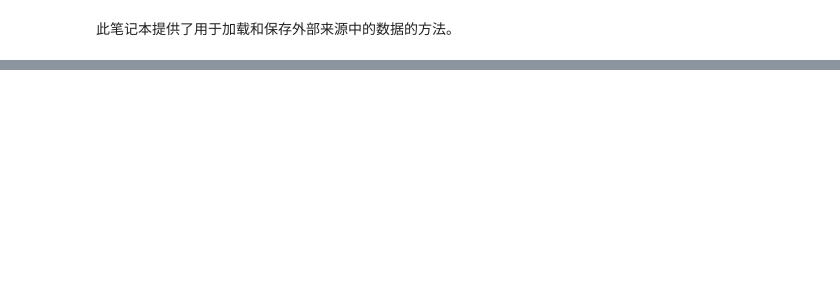
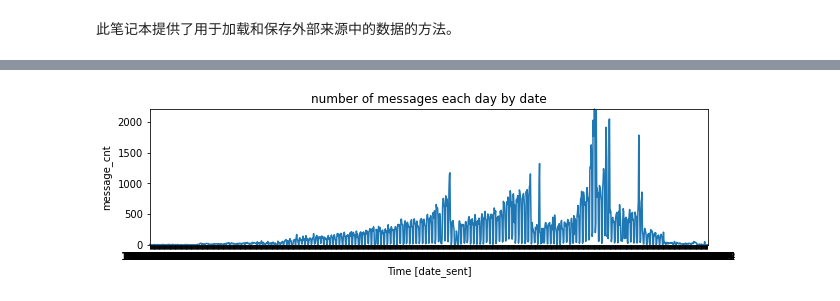
Before and after one commit to QSJOE/ISYS2001-business-report-from-Joe, a Jupyter notebook: “外部数据：本地文件、Google_云端硬盘、Google_表格和_Cloud_Storage”的副本.ipynb, the cells around one changed output, grey strips where cells are left out. Cells and saved outputs as stored; diff of their text form; code cells hidden in the pictures; blank space fills up the shorter version.

```diff
--- a/“外部数据：本地文件、Google_云端硬盘、Google_表格和_Cloud_Storage”的副本.ipynb
+++ b/“外部数据：本地文件、Google_云端硬盘、Google_表格和_Cloud_Storage”的副本.ipynb
@@ -67,0 +24,7 @@ worksheet.update_cells(cell_list)
+# %%
+import sqlite3
+mydb=sqlite3.connect("/content/drive/MyDrive/enron_sqlite3.db")
+cursor=mydb.cursor()
+cursor.execute("SELECT name FROM sqlite_master WHERE type='table';")
+Tables=cursor.fetchall()
+print(Tables)
@@ -67,0 +33,4 @@ worksheet.update_cells(cell_list)
+# %%
+cursor.execute("SELECT date(date) as date_sent, count(mid) as message_cnt FROM message where date>='1979-12-31' group by date_sent ORDER BY date_sent;")
+Tables1=cursor.fetchall()
+Tables1
@@ -67,0 +55,14 @@ worksheet.update_cells(cell_list)
+# %%
+date_sent,message_cnt=zip(*Tables1)
+# %%
+import matplotlib.pyplot as mtp
+import numpy as np
+mtp.figure(figsize=(10, 2.5))
+mtp.plot(date_sent, message_cnt, "-", markerfacecolor="none", markeredgecolor="b", clip_on=False)
+mtp.title("number of messages each day by date")
+mtp.xlabel("Time [date_sent]")
+mtp.ylabel("message_cnt")
+mtp.axis([0,len(date_sent),0,np.max(message_cnt)])
+mtp.show()
+# %% [output]
+[figure, added]
```
Also changed, not shown: parts of 19 cells of this notebook.
